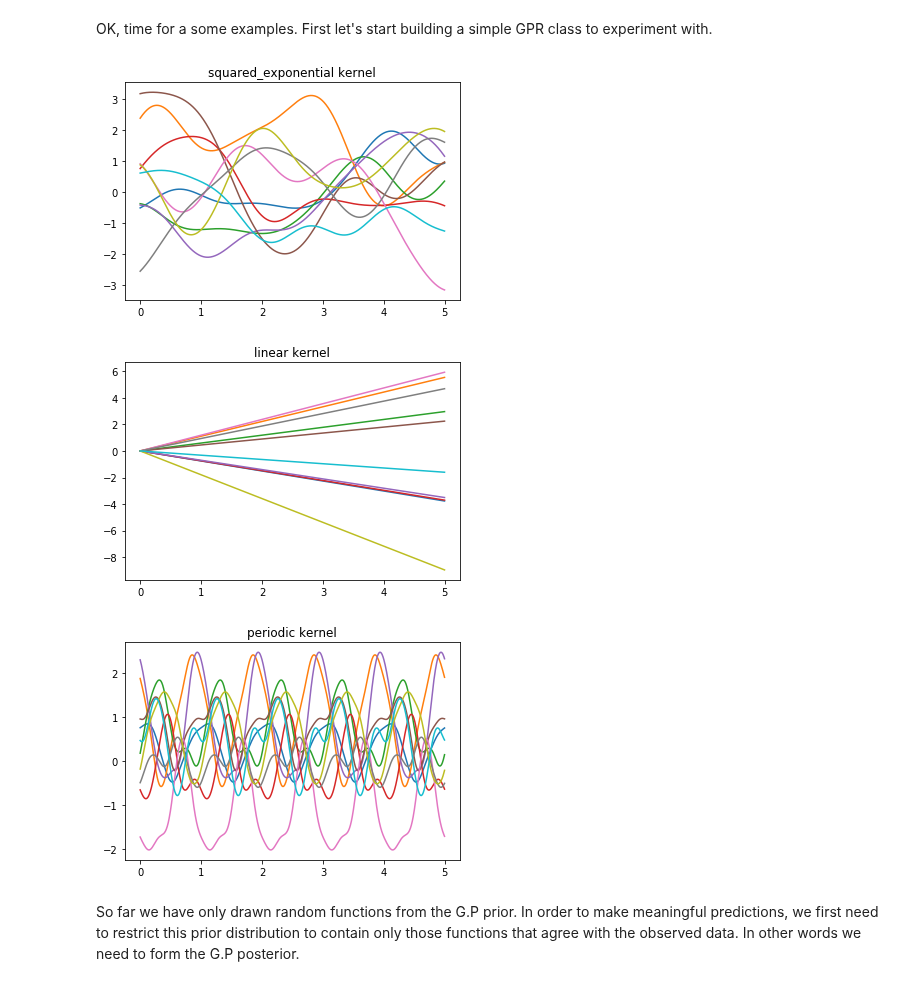
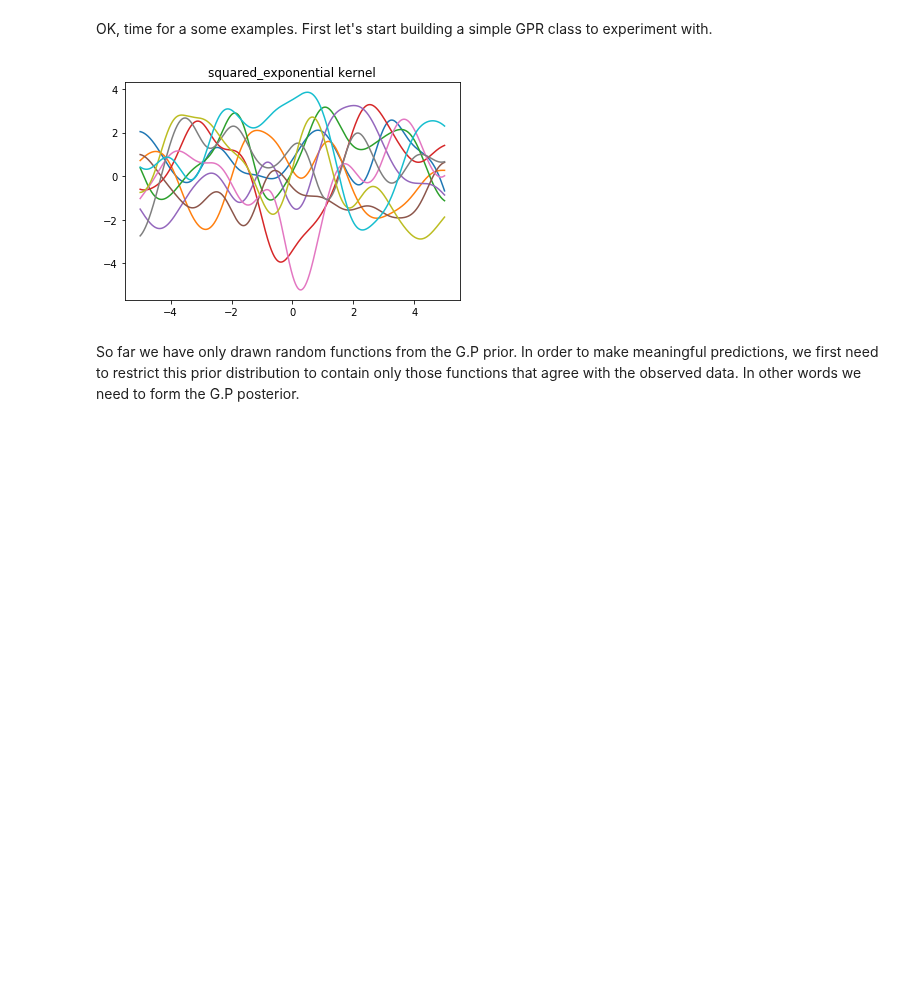
Before and after one commit to michaeloneill/GaussianProcesses, a Jupyter notebook: GPR_blog.ipynb, the cells around one changed output. Cells and saved outputs as stored; diff of their text form; code cells hidden in the pictures; blank space fills up the shorter version.

```diff
--- a/GPR_blog.ipynb
+++ b/GPR_blog.ipynb
@@ -20,9 +20,9 @@ from matplotlib import pyplot as plt
 import numpy as np
 # %%
 kernels = {
-    'linear': lambda x1, x2: np.dot(x1.T, x2),
+    #'linear': lambda x1, x2: np.dot(x1.T, x2),
     'squared_exponential': lambda x1, x2: 1.95 * np.exp(-1.02 * np.dot((x1 - x2).T, (x1 - x2))),
-    'periodic': lambda x1, x2: np.exp(-np.sin( 1 * np.pi * (x1 - x2)) ** 2)
+    #'periodic': lambda x1, x2: np.exp(-np.sin( 1 * np.pi * (x1 - x2)) ** 2)
 }
 # %%
 class GPR():
@@ -43,7 +43,7 @@ class GPR():
     def sample_y(self, X, n_samples=1):
         y_mean = np.zeros(X.shape[0])
         y_cov = self._build_covariance_matrix(X)
-        y_cov[np.diag_indices_from(y_cov)] += self.noise_variance
+        y_cov[np.diag_indices_from(y_cov)] += 10e-10  # jitter
         try:
             L = np.linalg.cholesky(y_cov)
         except np.linalg.LinAlgError as e:
@@ -56,18 +56,16 @@ class GPR():
         z = np.dot(L, u) + y_mean[:, np.newaxis]
         return z
 # %%
-X = np.arange(0, 5, 0.005)[:, np.newaxis]
+X = np.arange(-5, 5, 0.005)[:, np.newaxis]
 n_samples = 10
 for kernel_name, kernel_fn in kernels.items():
     gp = GPR(kernel_fn)
     y_sampled = gp.sample_y(X, n_samples)
     plt.plot(X, y_sampled)
     plt.title('{} kernel'.format(kernel_name))
     plt.show()
 # %% [output]
-[figure, old version]
+[figure, new version]
-[figure, removed]
-[figure, removed]
 # %% [markdown]
 So far we have only drawn random functions from the G.P prior. In order to make meaningful predictions, we first need to restrict this prior distribution to contain only those functions that agree with the observed data. In other words we need to form the G.P posterior.
 # %% [markdown]
```
Also changed, not shown: parts of 7 cells of this notebook.
